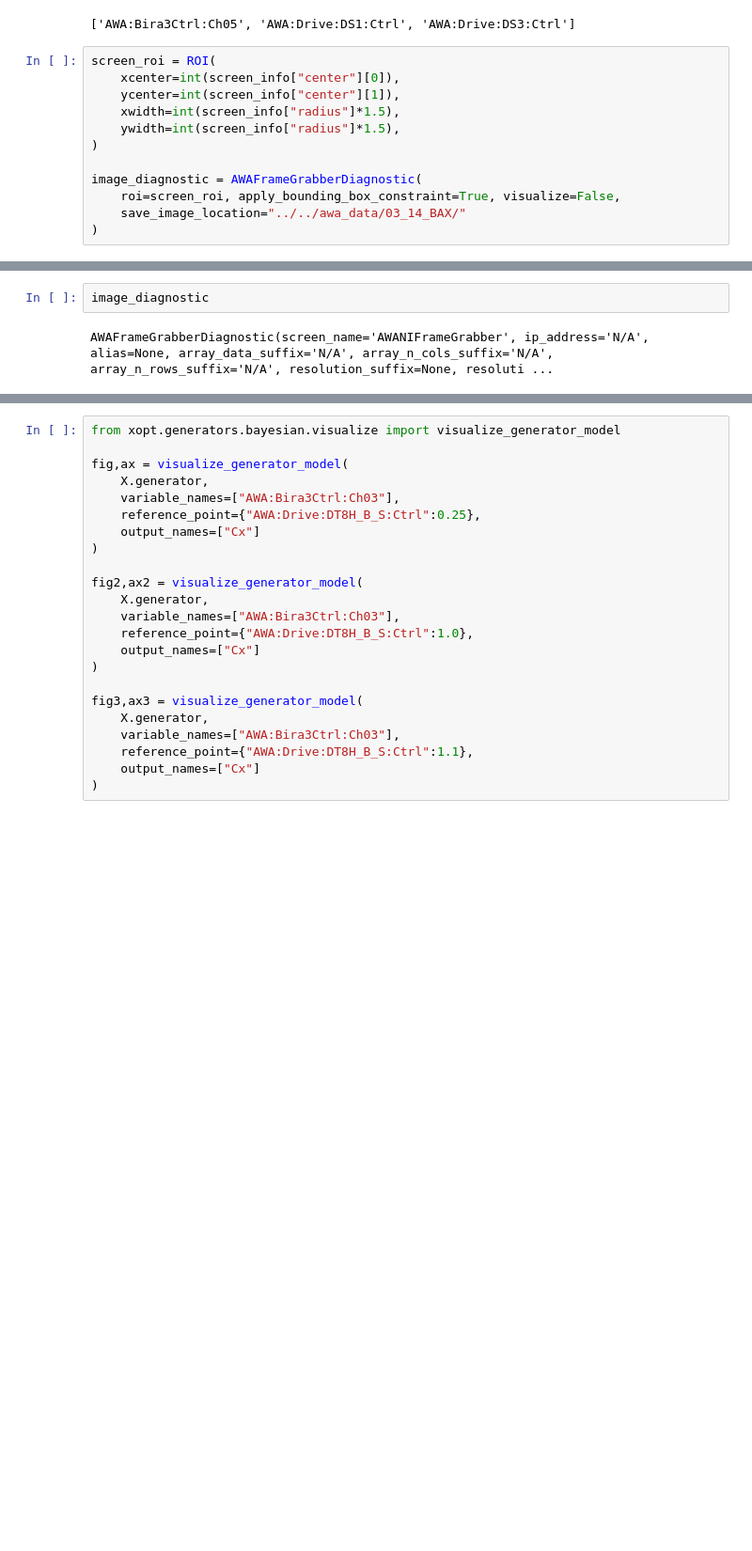
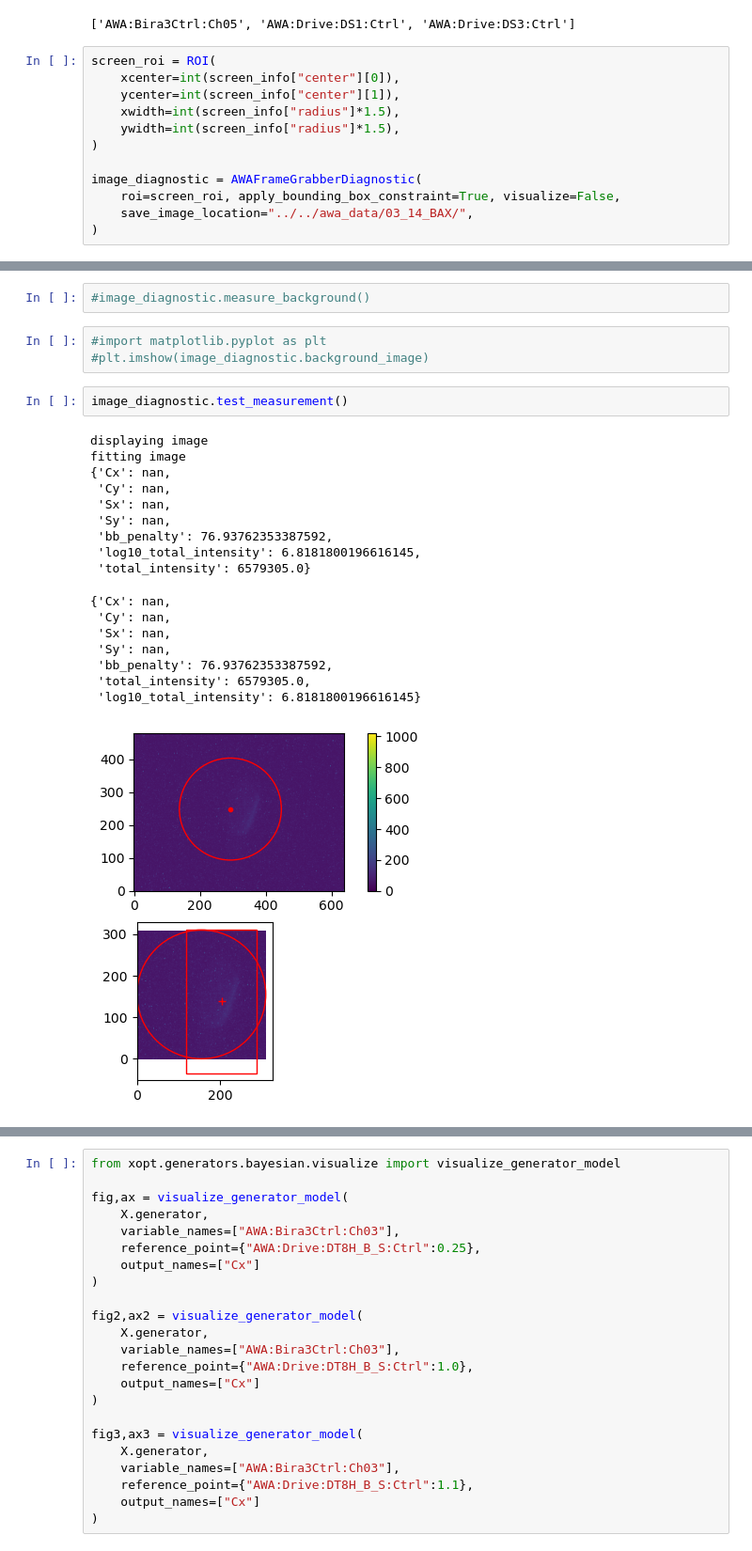
Before and after one commit to jp-ga/awa-badger, a Jupyter notebook: control_notebooks/bax_emittance_scan.ipynb, the cells around one changed output, grey strips where cells are left out. Shown at 94% size. Saved outputs shown, nothing was run; the diff lists cells and outputs as text; blank space fills up the shorter version.

```diff
--- a/control_notebooks/bax_emittance_scan.ipynb
+++ b/control_notebooks/bax_emittance_scan.ipynb
@@ -38,5 +39,5 @@ screen_roi = ROI(
 
 image_diagnostic = AWAFrameGrabberDiagnostic(
     roi=screen_roi, apply_bounding_box_constraint=True, visualize=False,
-    save_image_location="../../awa_data/03_14_BAX/"
+    save_image_location="../../awa_data/03_14_BAX/",
 )
@@ -43,4 +48,25 @@ image_diagnostic = AWAFrameGrabberDiagnostic(
+# %%
+#image_diagnostic.measure_background()
+# %%
+#import matplotlib.pyplot as plt
+#plt.imshow(image_diagnostic.background_image)
 # %%
-image_diagnostic
+image_diagnostic.test_measurement()
 # %% [output]
-AWAFrameGrabberDiagnostic(screen_name='AWANIFrameGrabber', ip_address='N/A', alias=None, array_data_suffix='N/A', array_n_cols_suffix='N/A', array_n_rows_suffix='N/A', resolution_suffix=None, resoluti ...
+displaying image
+fitting image
+{'Cx': nan,
+ 'Cy': nan,
+ 'Sx': nan,
+ 'Sy': nan,
+ 'bb_penalty': 76.93762353387592,
+ 'log10_total_intensity': 6.8181800196616145,
+ 'total_intensity': 6579305.0}
+{'Cx': nan,
+ 'Cy': nan,
+ 'Sx': nan,
+ 'Sy': nan,
+ 'bb_penalty': 76.93762353387592,
+ 'total_intensity': 6579305.0,
+ 'log10_total_intensity': 6.8181800196616145}
+[figure, added]
```
Also changed, not shown: parts of 24 cells of this notebook, 42 other files.
